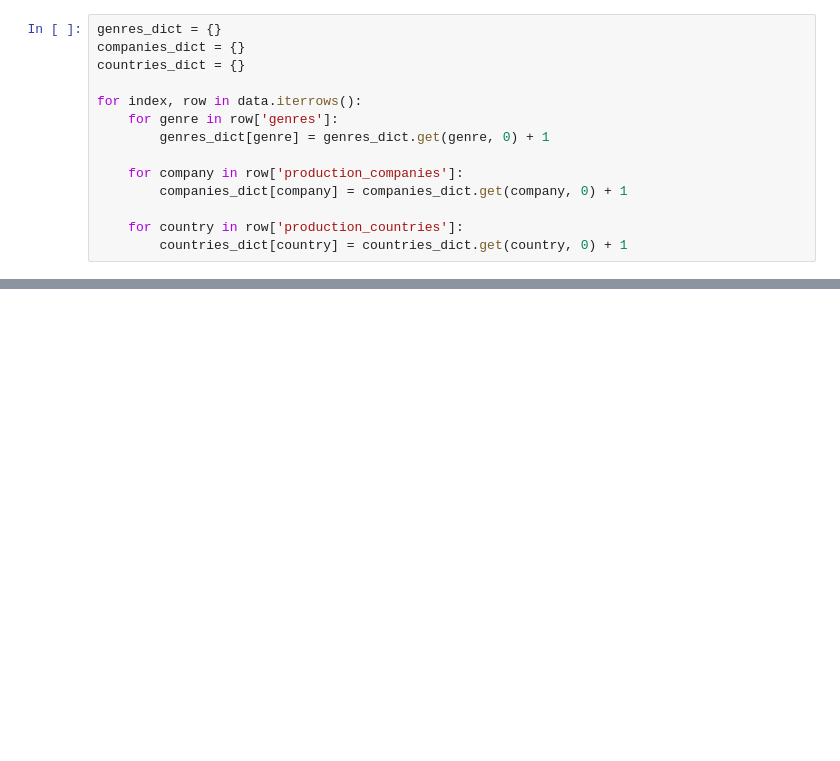
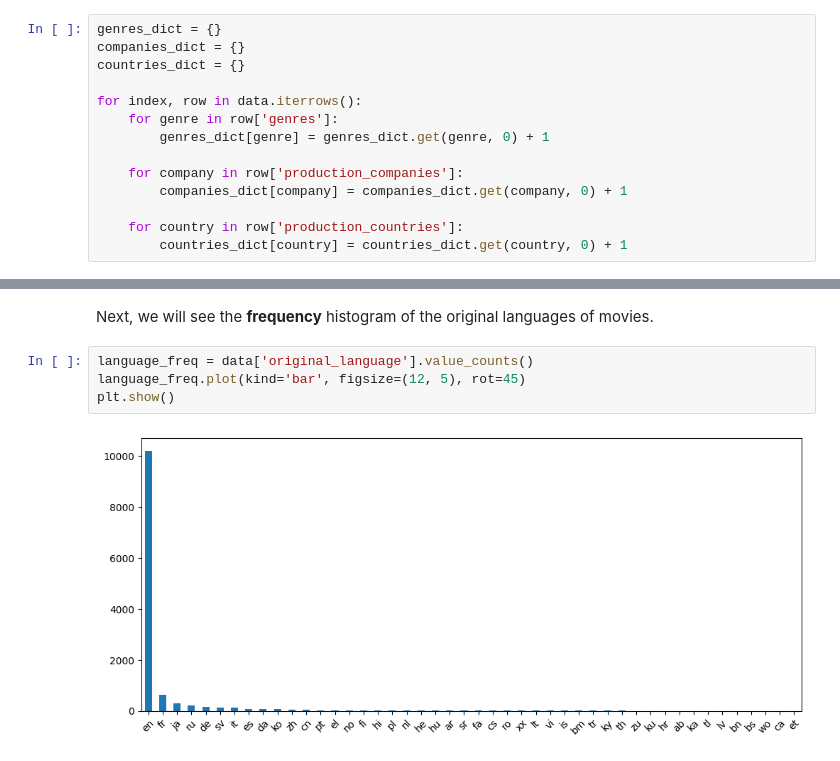
Before and after one commit to kevinkliimask/ids2022, a Jupyter notebook: Final_notebook_demo.ipynb, the cells around one changed output, grey strips where cells are left out. Cells and saved outputs as stored; diff of their text form; blank space fills up the shorter version.

```diff
--- a/Final_notebook_demo.ipynb
+++ b/Final_notebook_demo.ipynb
@@ -134,0 +176,8 @@ data.head(1000)
+# %% [markdown]
+Next, we will see the **frequency** histogram of the original languages of movies.
+# %%
+language_freq = data['original_language'].value_counts()
+language_freq.plot(kind='bar', figsize=(12, 5), rot=45)
+plt.show()
+# %% [output]
+[figure, added]
```
Also changed, not shown: parts of 37 cells of this notebook, 1 other file.
